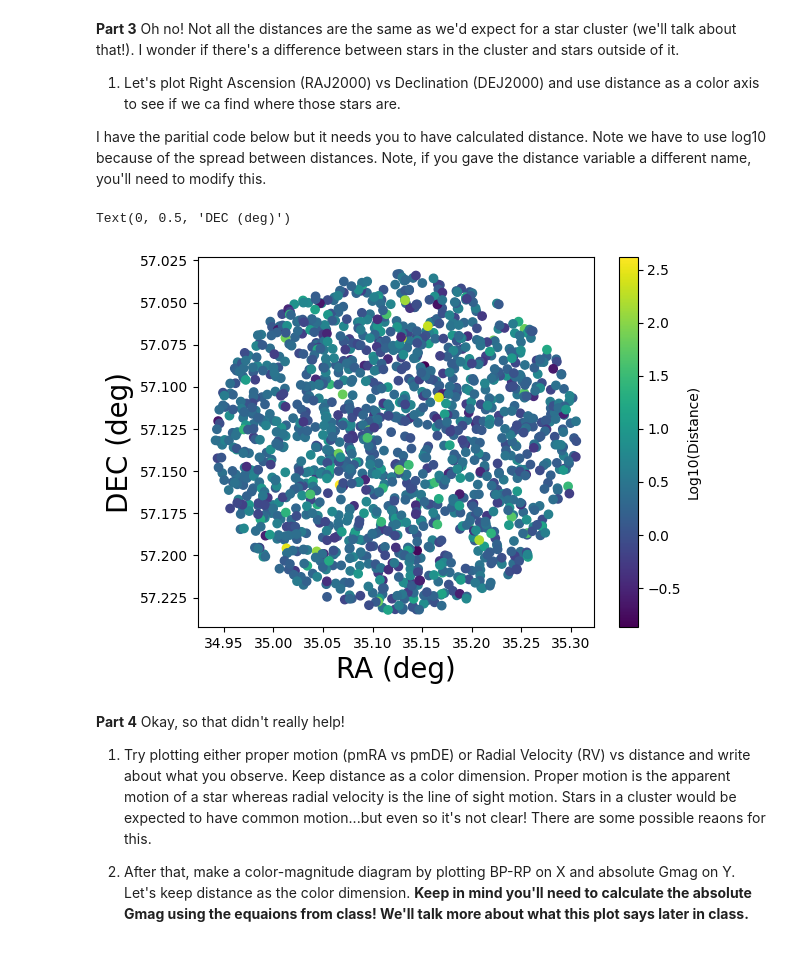
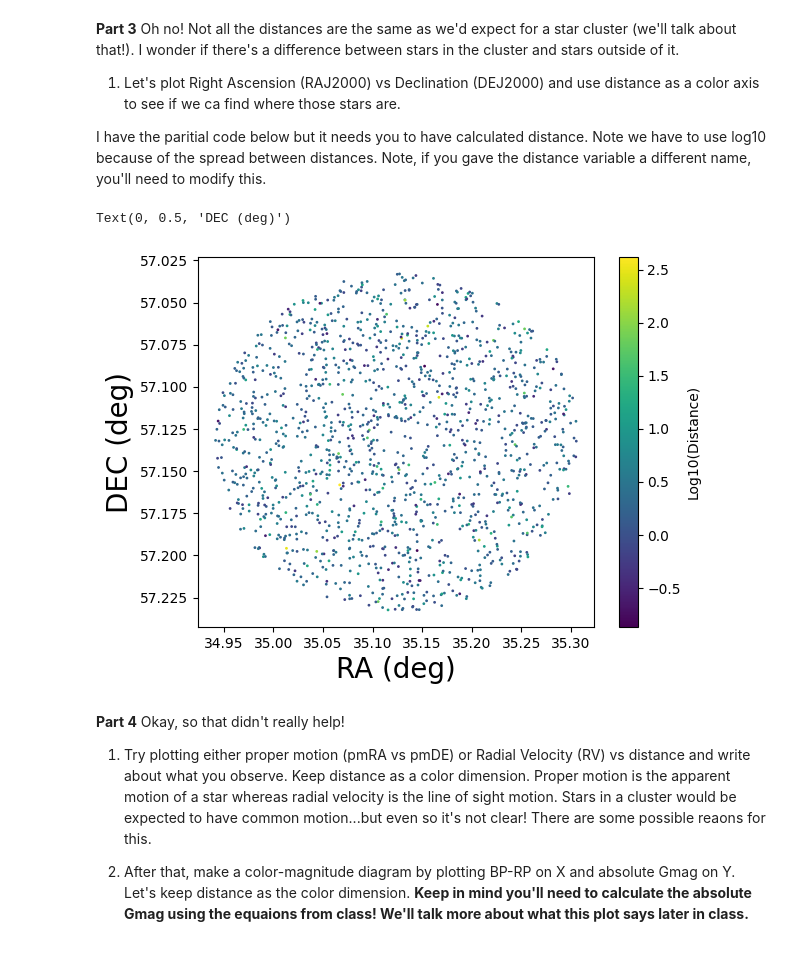
Before and after one commit to HomerTheChicken/PHYS3025Work, a Jupyter notebook: PHYS_3025_Activity_1.ipynb, the cells around one changed output. Saved outputs shown, nothing was run; the diff lists cells and outputs as text; code cells hidden in the pictures.

Commit message:
Changed scatter dot size, answered questions, changed luminosity to log scale.

```diff
--- a/PHYS_3025_Activity_1.ipynb
+++ b/PHYS_3025_Activity_1.ipynb
@@ -349,15 +342,15 @@ Oh no! Not all the distances are the same as we'd expect for a star cluster (we'
 
  I have the paritial code below but it needs you to have calculated distance. Note we have to use log10 because of the spread between distances. Note, if you gave the distance variable a different name, you'll need to modify this.
 # %%
-plt.scatter(data_clean["RAJ2000"],data_clean["DEJ2000"],c=np.log10(distance)) # plot J-K vs. J
+plt.scatter(data_clean["RAJ2000"],data_clean["DEJ2000"],s=1,c=np.log10(distance)) # plot J-K vs. J
 cbar=plt.colorbar()
 cbar.set_label('Log10(Distance)')
 plt.ylim(reversed(plt.ylim())) # flip the y-axis
 plt.xlabel("RA (deg)", fontsize=20)
 plt.ylabel("DEC (deg)", fontsize=20)
 # %% [output]
 Text(0, 0.5, 'DEC (deg)')
-[figure, old version]
+[figure, new version]
 # %% [markdown]
 **Part 4**
 Okay, so that didn't really help!
```
Also changed, not shown: parts of 12 cells of this notebook.
